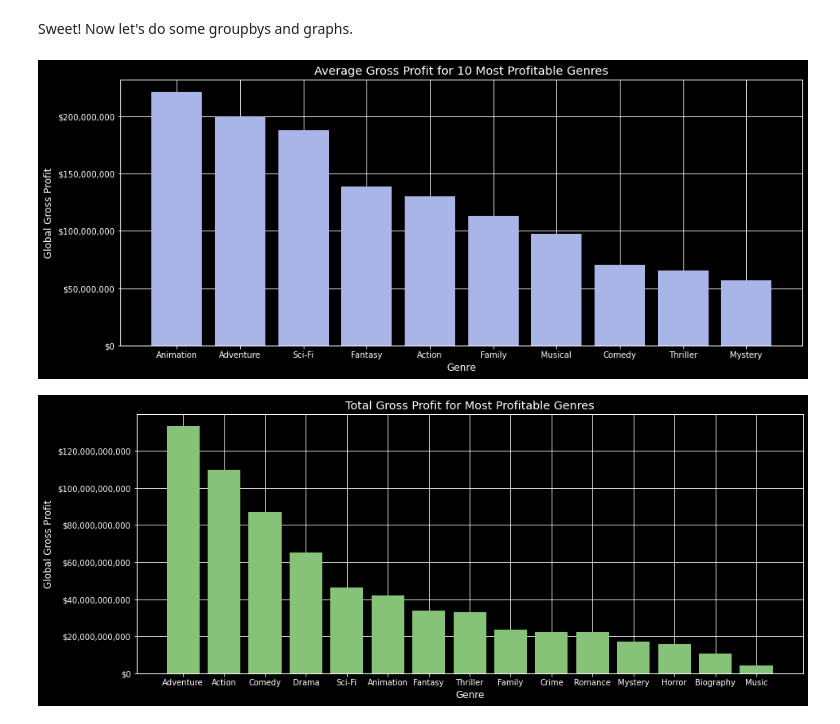
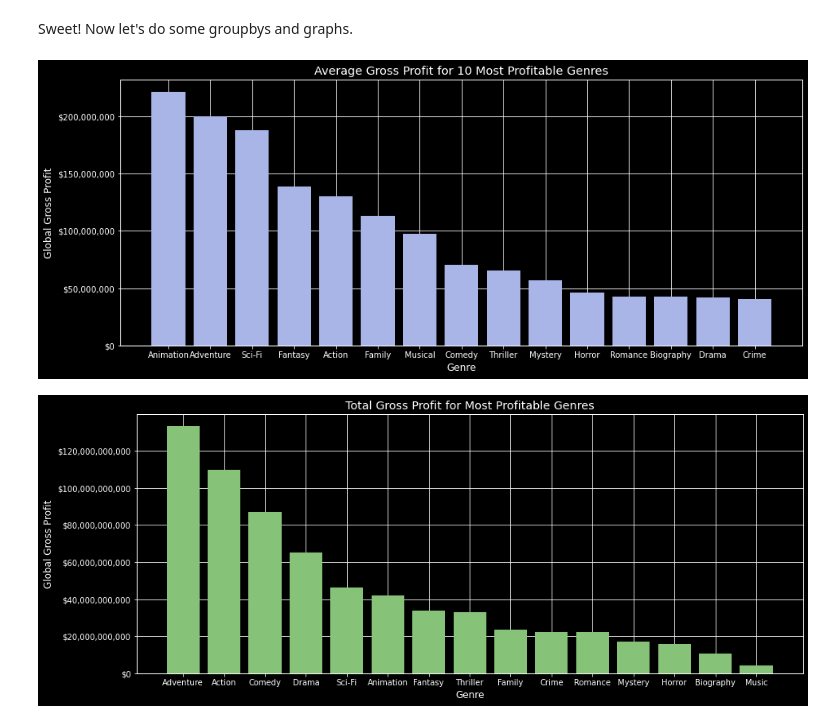
Before and after one commit to ttrechsel/Phase2_Movies, a Jupyter notebook: Movie_Project_Final_JN.ipynb, the cells around one changed output. Saved outputs shown, nothing was run; the diff lists cells and outputs as text; code cells hidden in the pictures.

```diff
--- a/Movie_Project_Final_JN.ipynb
+++ b/Movie_Project_Final_JN.ipynb
@@ -629,24 +634,24 @@ Sweet! Now let's do some groupbys and graphs.
 # %%
 # Not using
 # Average Gross Profit by Genre
-profit_by_genre = genres_exploded.groupby('Genres').mean().sort_values(
-                  'Global_Gross_Profit', ascending=False).head(10)
+avg_profit_by_genre = genres_exploded.groupby('Genres').mean().sort_values(
+                  'Global_Gross_Profit', ascending=False).head(15)
 
 fig, ax = plt.subplots(figsize=(15, 6))
 
-ax.bar(profit_by_genre.index, profit_by_genre['Global_Gross_Profit'], width=0.8, color='#a9b4e7')
+ax.bar(avg_profit_by_genre.index, avg_profit_by_genre['Global_Gross_Profit'], width=0.8, color='#a9b4e7')
 
 ax.set_xlabel('Genre')
-ax.set_xticks(profit_by_genre.index)
+ax.set_xticks(avg_profit_by_genre.index)
 
 ax.set_ylabel('Global Gross Profit')
 ax.yaxis.set_major_formatter(StrMethodFormatter('${x:,.0f}'))
 
 ax.set_title('Average Gross Profit for 10 Most Profitable Genres')
 
 plt.show();
 # %% [output]
-[figure, old version]
+[figure, new version]
 # %%
 # Not using
 # Total Gross Profit by Genre
```
Also changed, not shown: parts of 26 cells of this notebook, 5 other files.
